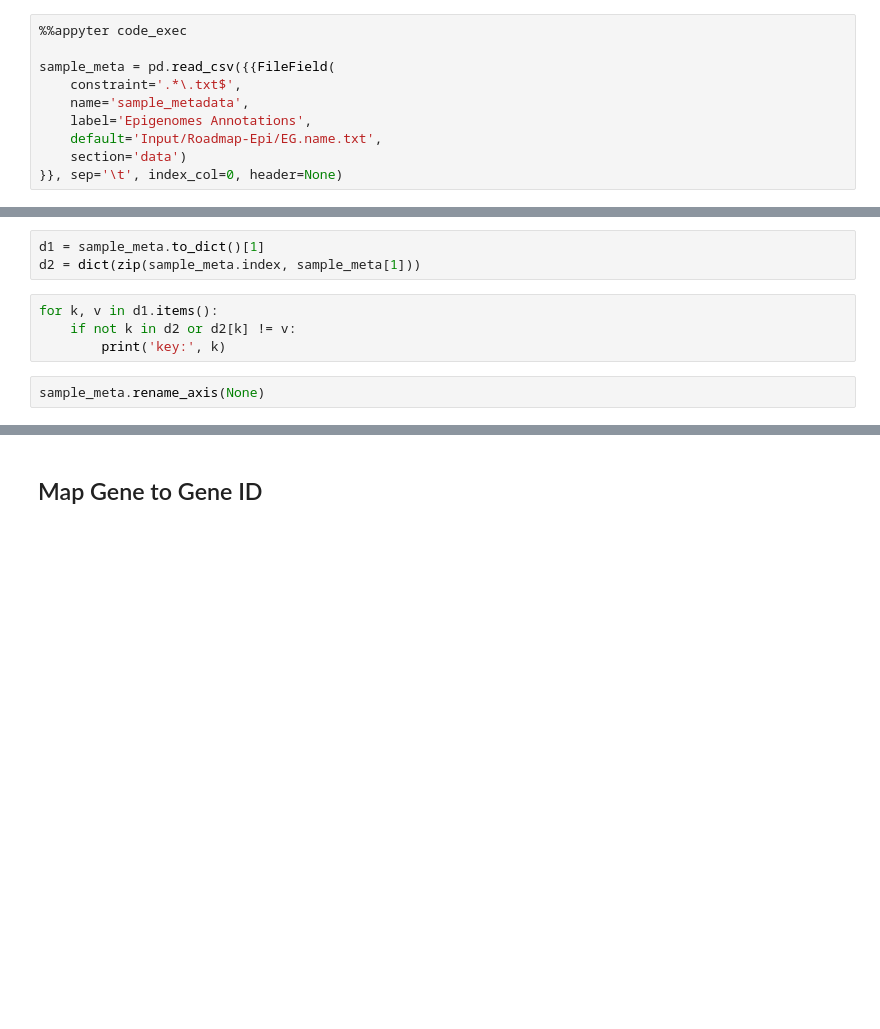
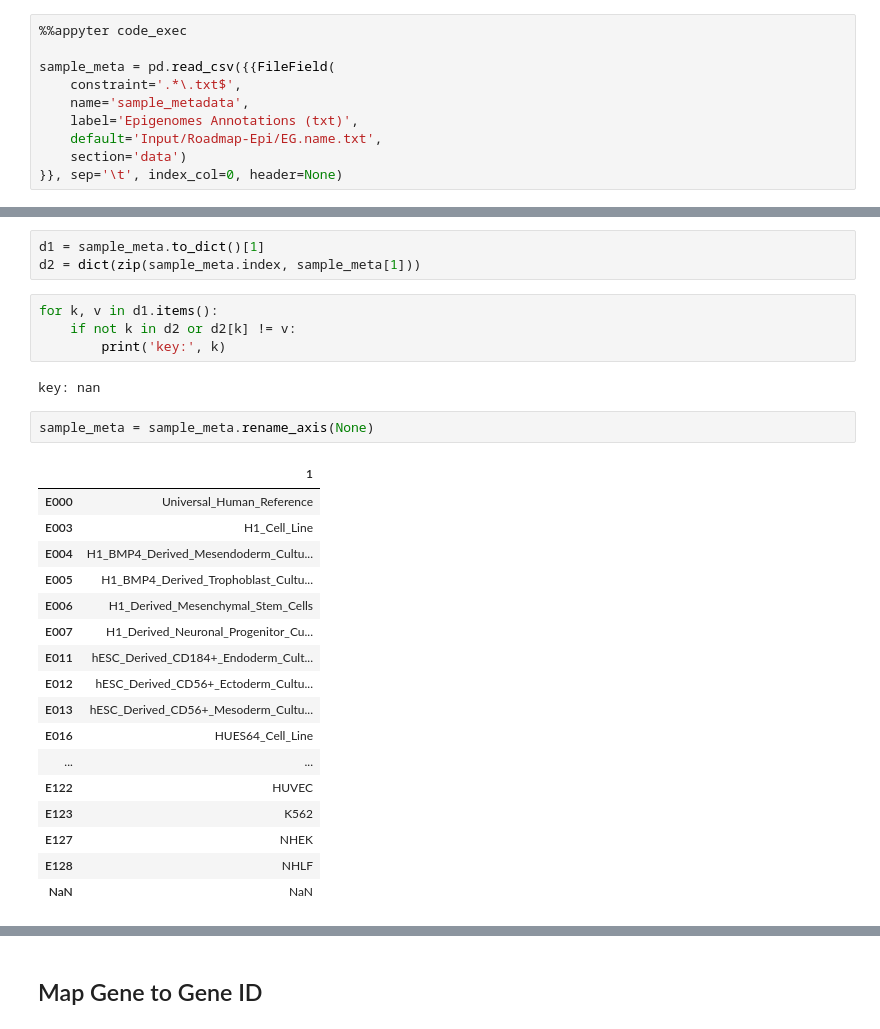
Before and after one commit to MaayanLab/Harmonizome-Data-Processing-Appyters, a Jupyter notebook: Roadmap Epigenomics.ipynb, the cells around one changed output, grey strips where cells are left out. Saved outputs shown, nothing was run; the diff lists cells and outputs as text; blank space fills up the shorter version.

```diff
--- a/Roadmap Epigenomics.ipynb
+++ b/Roadmap Epigenomics.ipynb
@@ -78,7 +99,7 @@ matrix.shape
 sample_meta = pd.read_csv({{FileField(
     constraint='.*\.txt$',
     name='sample_metadata',
-    label='Epigenomes Annotations',
+    label='Epigenomes Annotations (txt)',
     default='Input/Roadmap-Epi/EG.name.txt',
     section='data')
 }}, sep='\t', index_col=0, header=None)
@@ -113,7 +164,27 @@ d2 = dict(zip(sample_meta.index, sample_meta[1]))
 for k, v in d1.items():
     if not k in d2 or d2[k] != v:
         print('key:', k)
+# %% [output]
+key: nan
 # %%
-sample_meta.rename_axis(None)
+sample_meta = sample_meta.rename_axis(None)
+# %% [output]
+|  | 1 |
+| E000 | Universal_Human_Reference |
+| E003 | H1_Cell_Line |
+| E004 | H1_BMP4_Derived_Mesendoderm_Cultu... |
+| E005 | H1_BMP4_Derived_Trophoblast_Cultu... |
+| E006 | H1_Derived_Mesenchymal_Stem_Cells |
+| E007 | H1_Derived_Neuronal_Progenitor_Cu... |
+| E011 | hESC_Derived_CD184+_Endoderm_Cult... |
+| E012 | hESC_Derived_CD56+_Ectoderm_Cultu... |
+| E013 | hESC_Derived_CD56+_Mesoderm_Cultu... |
+| E016 | HUES64_Cell_Line |
+| ... | ... |
+| E122 | HUVEC |
+| E123 | K562 |
+| E127 | NHEK |
+| E128 | NHLF |
+| NaN | NaN |
 # %%
 matrix.rename(columns=sample_meta.to_dict())
```
Also changed, not shown: parts of 13 cells of this notebook, 5 other files.
